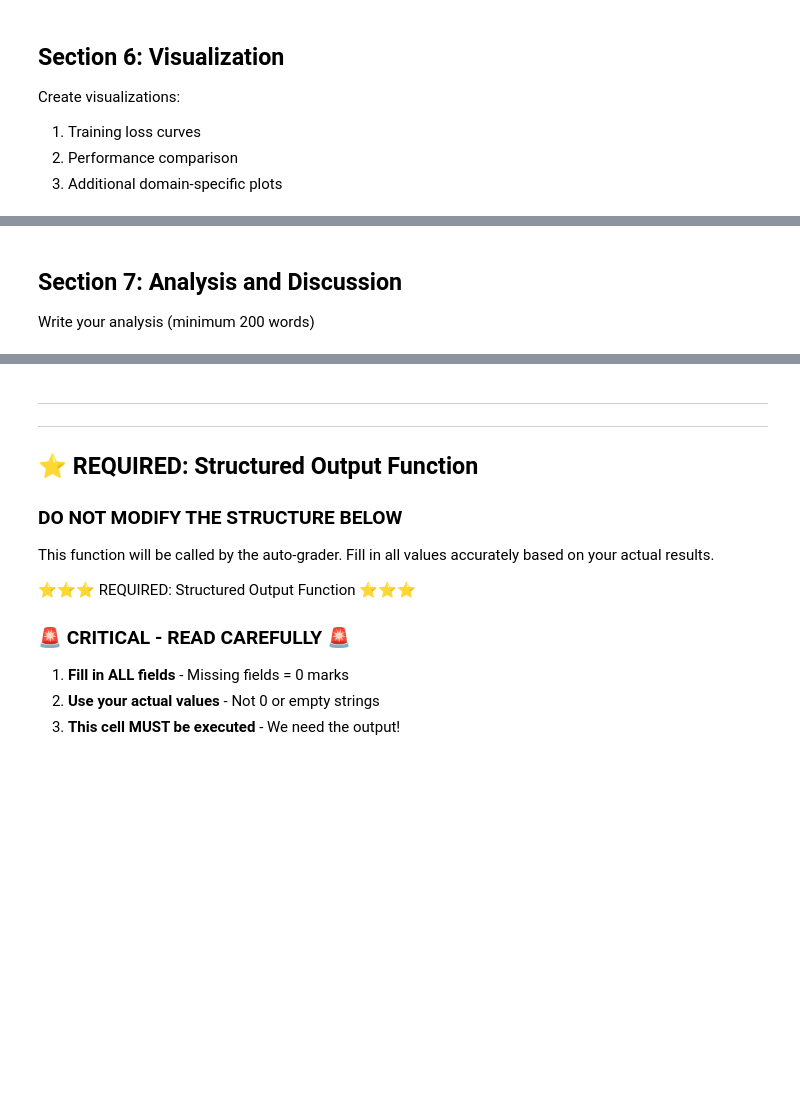
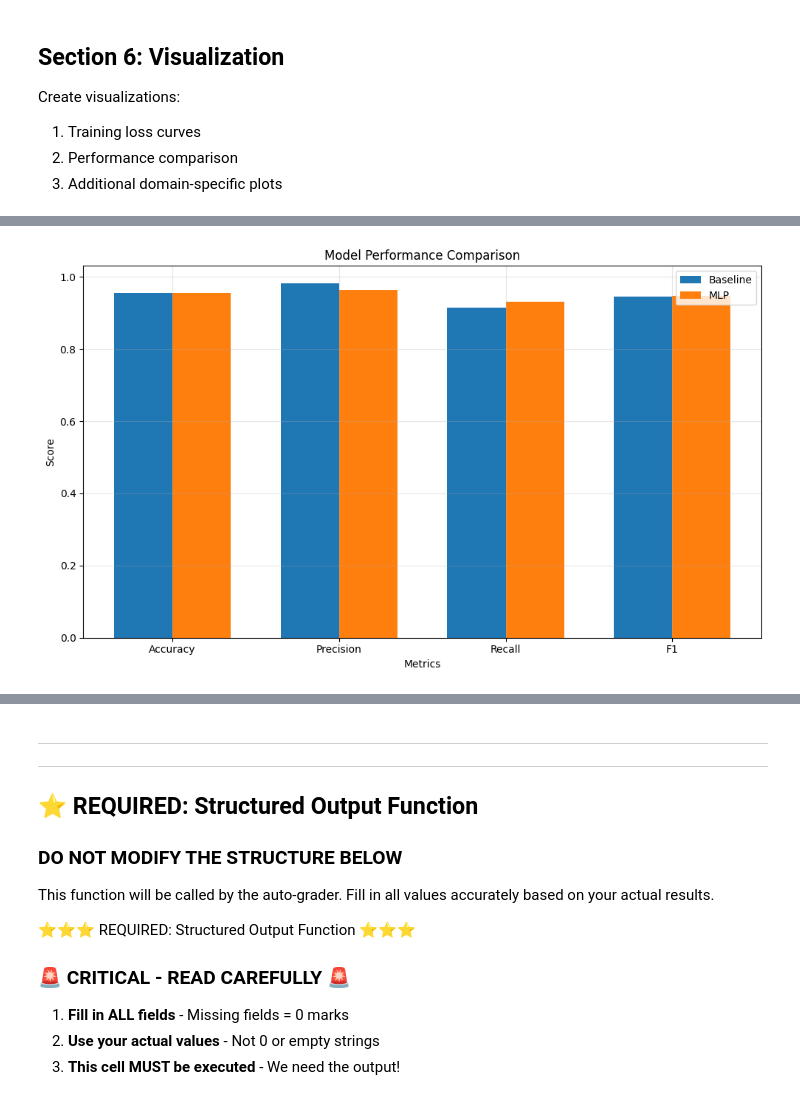
Before and after one commit to akvishnuta/ml-research, a Jupyter notebook: dnn/mlp/DNN_MLP_Implementation.ipynb, the cells around one changed output, grey strips where cells are left out. Drawn from its saved outputs; the diff is of its cells as text; code cells hidden in the pictures; blank space fills up the shorter version.

```diff
--- a/dnn/mlp/DNN_MLP_Implementation.ipynb
+++ b/dnn/mlp/DNN_MLP_Implementation.ipynb
@@ -464,28 +663,26 @@ plt.show()
 # %%
 # 2. Performance comparison bar chart
-# TODO: Create bar chart comparing key metrics between models
+# Create bar chart comparing key metrics between models
 plt.figure(figsize=(10, 6))
 
 # Example:
-# metrics = ['Accuracy', 'Precision', 'Recall', 'F1']
-# baseline_scores = [baseline_metrics[m] for m in metrics]
-# mlp_scores = [mlp_metrics[m] for m in metrics]
-#
-# x = np.arange(len(metrics))
-# width = 0.35
-#
-# plt.bar(x - width/2, baseline_scores, width, label='Baseline')
-# plt.bar(x + width/2, mlp_scores, width, label='MLP')
-# plt.xlabel('Metrics')
-# plt.ylabel('Score')
-# plt.title('Model Performance Comparison')
-# plt.xticks(x, metrics)
-# plt.legend()
-# plt.grid(True, alpha=0.3)
+metrics = ['Accuracy', 'Precision', 'Recall', 'F1']
+baseline_scores = [baseline_metrics[m] for m in metrics]
+mlp_scores = [mlp_metrics[m] for m in metrics]
+
+x = np.arange(len(metrics))
+width = 0.35
+
+plt.bar(x - width/2, baseline_scores, width, label='Baseline')
+plt.bar(x + width/2, mlp_scores, width, label='MLP')
+plt.xlabel('Metrics')
+plt.ylabel('Score')
+plt.title('Model Performance Comparison')
+plt.xticks(x, metrics)
+plt.legend()
+plt.grid(True, alpha=0.3)
 
 plt.tight_layout()
 plt.show()
+# %% [output]
+[figure, added]
-# %% [markdown]
-## Section 7: Analysis and Discussion
-
-Write your analysis (minimum 200 words)
```
Also changed, not shown: parts of 23 cells of this notebook.
